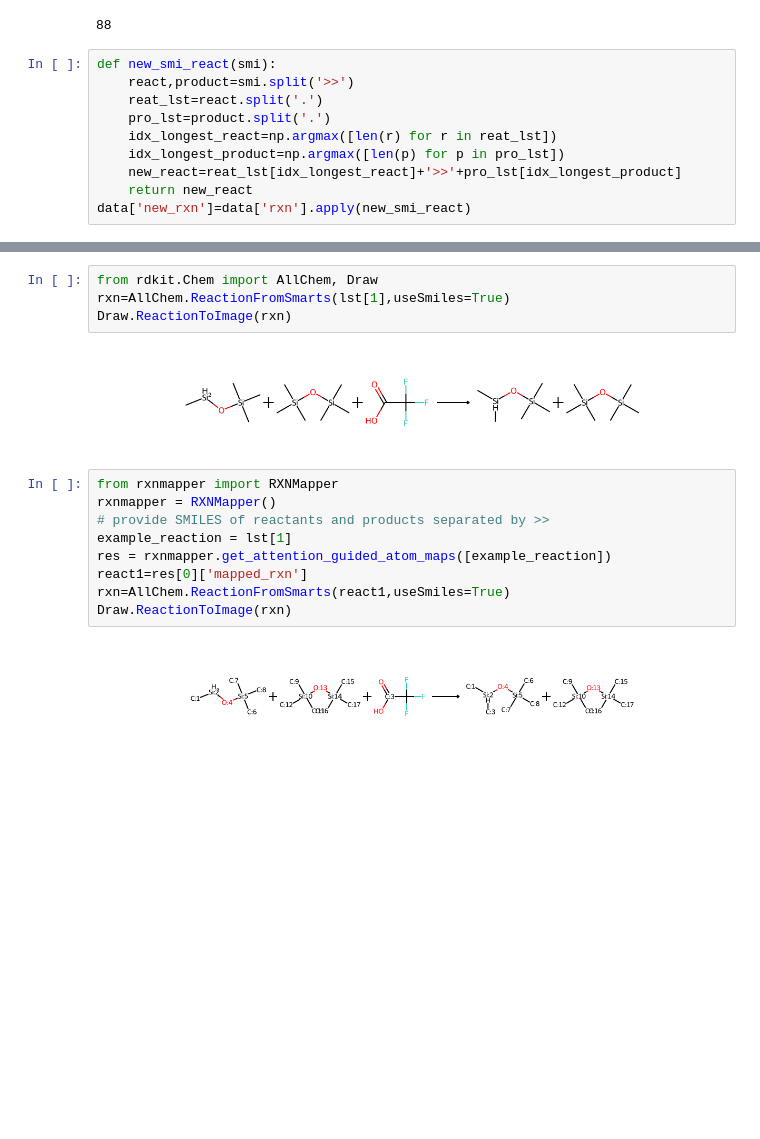
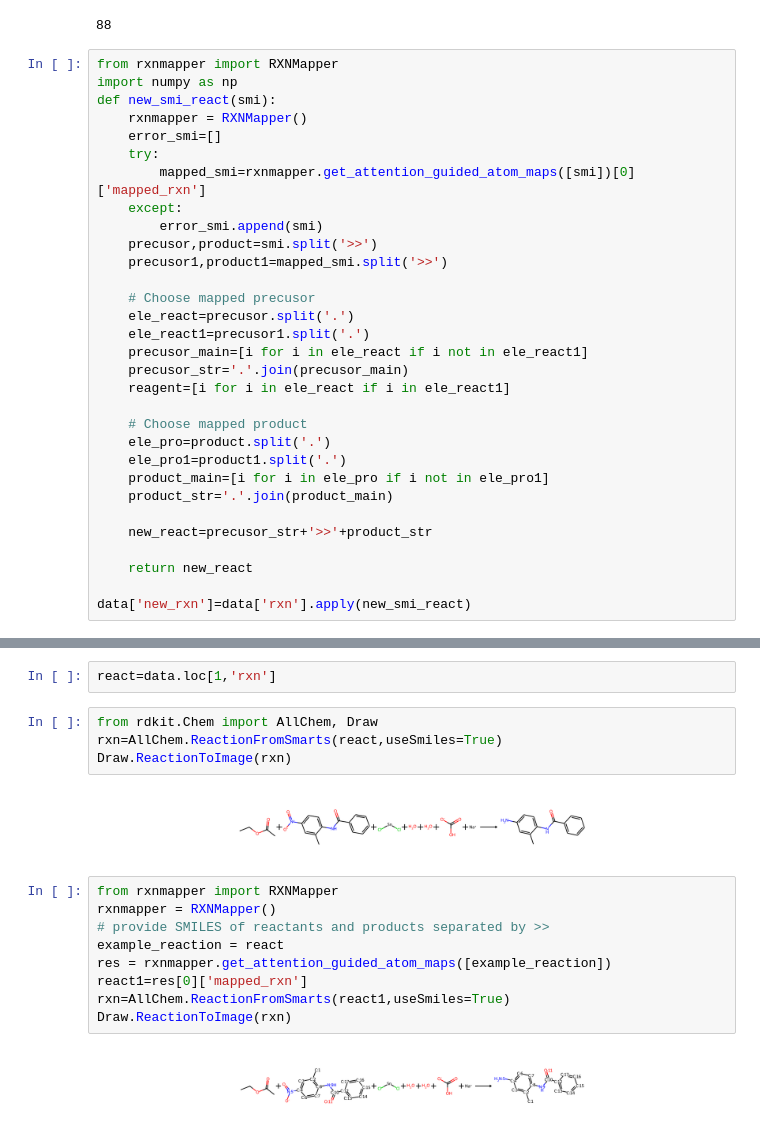
Before and after one commit to phuocchung123/reaction_yield_pretrained_gnn, a Jupyter notebook: draft.ipynb, the cells around one changed output, grey strips where cells are left out. Drawn from its saved outputs; the diff is of its cells as text; blank space fills up the shorter version.

```diff
--- a/draft.ipynb
+++ b/draft.ipynb
@@ -80,13 +80,34 @@ for idx,i in enumerate(data.rxn.values):
 len(lst)
 # %% [output]
 88
-# %%
-def new_smi_react(smi):
-    react,product=smi.split('>>')
-    reat_lst=react.split('.')
-    pro_lst=product.split('.')
-    idx_longest_react=np.argmax([len(r) for r in reat_lst])
-    idx_longest_product=np.argmax([len(p) for p in pro_lst])
-    new_react=reat_lst[idx_longest_react]+'>>'+pro_lst[idx_longest_product]
-    return new_react
-data['new_rxn']=data['rxn'].apply(new_smi_react)
+# %%
+from rxnmapper import RXNMapper
+import numpy as np
+def new_smi_react(smi):
+    rxnmapper = RXNMapper()
+    error_smi=[]
+    try:
+        mapped_smi=rxnmapper.get_attention_guided_atom_maps([smi])[0]['mapped_rxn']
+    except:
+        error_smi.append(smi)
+    precusor,product=smi.split('>>')
+    precusor1,product1=mapped_smi.split('>>')
+
+    # Choose mapped precusor
+    ele_react=precusor.split('.')
+    ele_react1=precusor1.split('.')
+    precusor_main=[i for i in ele_react if i not in ele_react1]
+    precusor_str='.'.join(precusor_main)
+    reagent=[i for i in ele_react if i in ele_react1]
+
+    # Choose mapped product
+    ele_pro=product.split('.')
+    ele_pro1=product1.split('.')
+    product_main=[i for i in ele_pro if i not in ele_pro1]
+    product_str='.'.join(product_main)
+
+    new_react=precusor_str+'>>'+product_str
+
+    return new_react
+
+data['new_rxn']=data['rxn'].apply(new_smi_react)
@@ -98,20 +121,22 @@ data.head(4)
 | 1 | O.O.[Na+].[CH3:1][c:2]1[cH:7][c:6... | 7.1.1 | US07056926 | CCOC(C)=O.Cc1cc([N+](=O)[O-])ccc1... | test | Cc1cc([N+](=O)[O-])ccc1NC(=O)c1cc... |
 | 2 | [CH3:1][O:2][c:3]1[cH:4][cH:5][c:... | 1.8.5 | US08492378 | COc1ccc(-c2coc3ccc(-c4nnc(S)o4)cc... | test | COc1ccc(-c2coc3ccc(-c4nnc(S)o4)cc... |
 | 3 | Cl.[CH3:43][CH2:42][S:44](=[O:45]... | 2.2.3 | US08592454 | CCS(=O)(=O)Cl.CN(C(=O)N(C)[C@@H]1... | train | CN(C(=O)N(C)[C@@H]1CN(C(=O)C2CCNC... |
+# %%
+react=data.loc[1,'rxn']
 # %%
 from rdkit.Chem import AllChem, Draw
-rxn=AllChem.ReactionFromSmarts(lst[1],useSmiles=True)
+rxn=AllChem.ReactionFromSmarts(react,useSmiles=True)
 Draw.ReactionToImage(rxn)
 # %% [output]
-[figure, old version]
+[figure, new version]
 # %%
 from rxnmapper import RXNMapper
 rxnmapper = RXNMapper()
 # provide SMILES of reactants and products separated by >>
-example_reaction = lst[1]
+example_reaction = react
 res = rxnmapper.get_attention_guided_atom_maps([example_reaction])
 react1=res[0]['mapped_rxn']
 rxn=AllChem.ReactionFromSmarts(react1,useSmiles=True)
 Draw.ReactionToImage(rxn)
 # %% [output]
-[figure, old version]
+[figure, new version]
```
Also changed, not shown: parts of 6 cells of this notebook.
